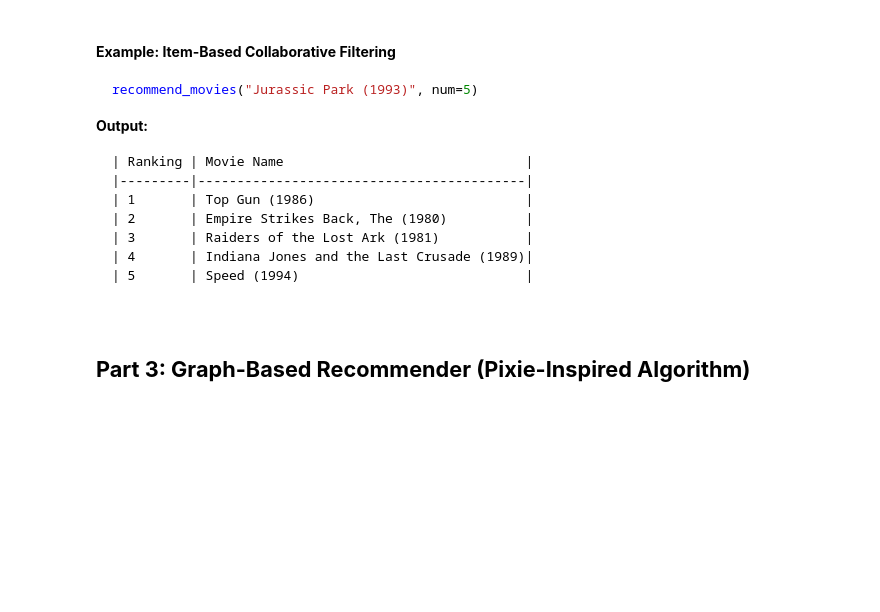
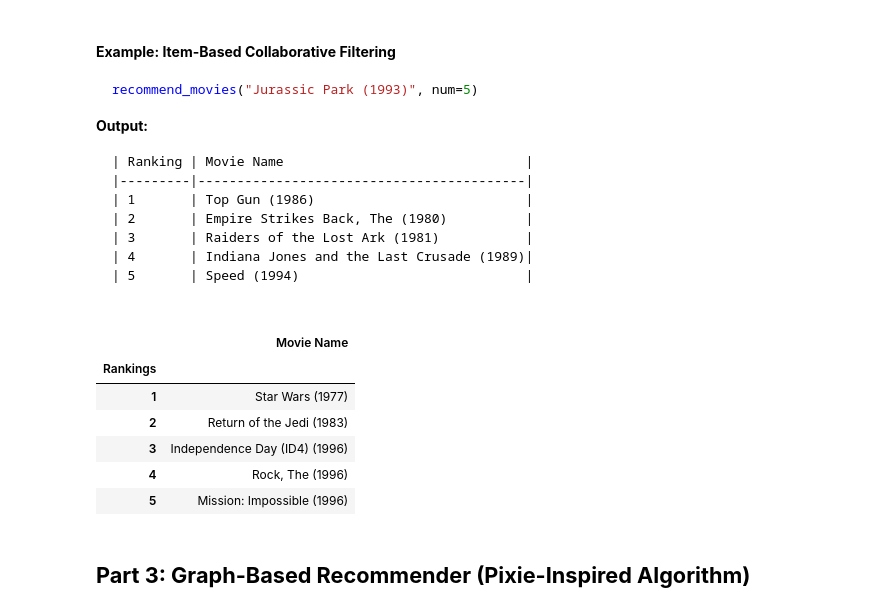
Before and after one commit to TrustyTraitor/ITCS6162_Programming_Assignment, a Jupyter notebook: Programming_Assignment_1.ipynb, the cells around one changed output. Cells and saved outputs as stored; diff of their text form; code cells hidden in the pictures; blank space fills up the shorter version.

```diff
--- a/Programming_Assignment_1.ipynb
+++ b/Programming_Assignment_1.ipynb
@@ -558,3 +510,49 @@ recommend_movies("Jurassic Park (1993)", num=5)
+# %%
+# Code the function
+import numpy as np
+from sklearn.metrics.pairwise import cosine_similarity
+
+item_similarity = cosine_similarity(user_movie_matrix.T.fillna(0))
+item_sim_df = pandas.DataFrame(item_similarity, index=user_movie_matrix.columns, columns=user_movie_matrix.columns)
+
+def recommend_movies(movie_name, num=5):
+    movie_id = movies.loc[ movies["title"] == movie_name, "movie_id" ]
+
+    try:
+        movie_id = movie_id.values[0]
+        movie_id = int(movie_id)
+    except Exception as e:
+        print(f"Movie Not Found. Err:{e}")
+        return -1
+
+    similar_movies = item_sim_df.loc[ item_sim_df.index == movie_id] # Gets similarity of the movie by its id
+    similar_movies = similar_movies.T[movie_id].sort_values(ascending=False)[1:] # Sorts such that similar movies are at the top. Removes the first item as it will always be most similar to itself.
+
+    top_n = similar_movies[:num]
+
+    movie_names = [ movies.loc[movies["movie_id"] == x, 'title'].values[0] for x in top_n.index ]
+
+    results_df = pandas.DataFrame(
+        {
+            "Rankings": range(1,num+1),
+            "Movie Name": movie_names
+		}
+	)
+    results_df.set_index(["Rankings"], inplace=True)
+
+    return results_df
+
+moviename = "Toy Story (1995)"
+
+recommend_movies(moviename)
+# %% [output]
+|  | Movie Name |
+| Rankings |  |
+| 1 | Star Wars (1977) |
+| 2 | Return of the Jedi (1983) |
+| 3 | Independence Day (ID4) (1996) |
+| 4 | Rock, The (1996) |
+| 5 | Mission: Impossible (1996) |
 # %% [markdown]
 ## **Part 3: Graph-Based Recommender (Pixie-Inspired Algorithm)**
 # %% [markdown]
```
Also changed, not shown: parts of 16 cells of this notebook, 4 other files.
